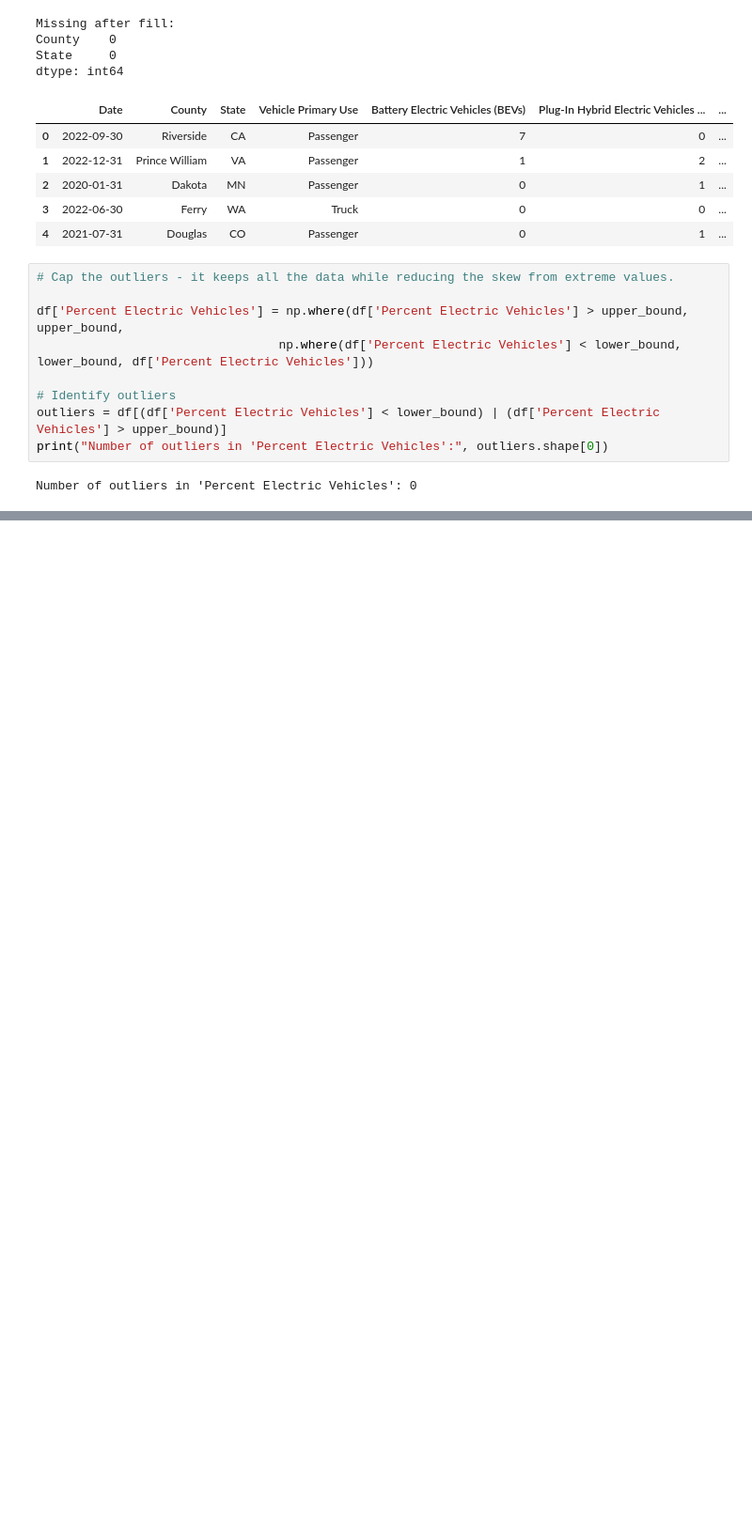
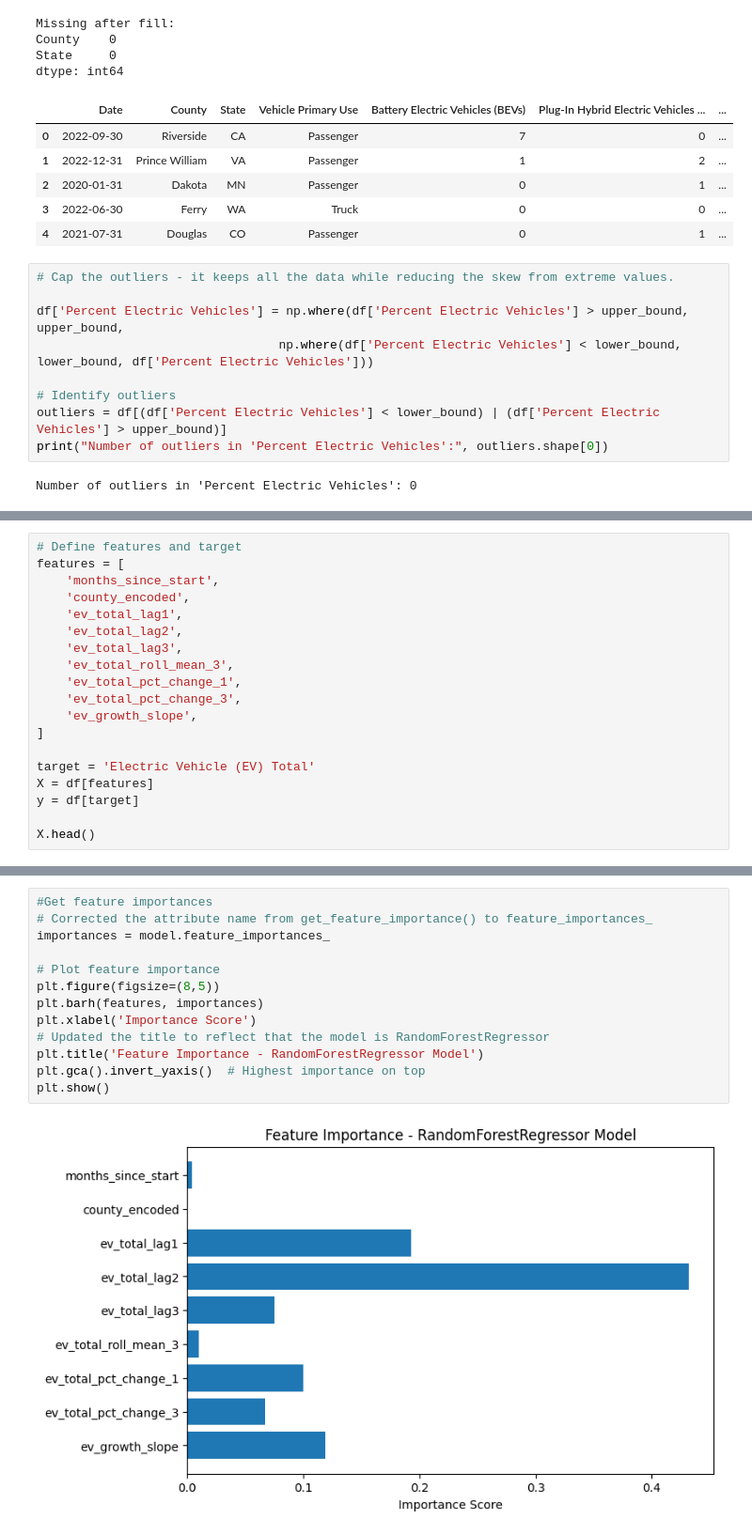
Before and after one commit to VAIBHAV6364/EDUNET_EV_CHARGE_DEMAND_PREDICTION_INTERNSHIP, a Jupyter notebook: EV_adoption_forcasting_week1_assignment.ipynb, the cells around one changed output, grey strips where cells are left out. Shown: that part at 94% size. Saved outputs shown, nothing was run; the diff lists cells and outputs as text; blank space fills up the shorter version.

```diff
--- a/EV_adoption_forcasting_week1_assignment.ipynb
+++ b/EV_adoption_forcasting_week1_assignment.ipynb
@@ -307,0 +460,19 @@ Number of outliers in 'Percent Electric Vehicles': 0
+# %%
+# Define features and target
+features = [
+    'months_since_start',
+    'county_encoded',
+    'ev_total_lag1',
+    'ev_total_lag2',
+    'ev_total_lag3',
+    'ev_total_roll_mean_3',
+    'ev_total_pct_change_1',
+    'ev_total_pct_change_3',
+    'ev_growth_slope',
+]
+
+target = 'Electric Vehicle (EV) Total'
+X = df[features]
+y = df[target]
+
+X.head()
@@ -307,0 +619,15 @@ Number of outliers in 'Percent Electric Vehicles': 0
+# %%
+#Get feature importances
+# Corrected the attribute name from get_feature_importance() to feature_importances_
+importances = model.feature_importances_
+
+# Plot feature importance
+plt.figure(figsize=(8,5))
+plt.barh(features, importances)
+plt.xlabel('Importance Score')
+# Updated the title to reflect that the model is RandomForestRegressor
+plt.title('Feature Importance - RandomForestRegressor Model')
+plt.gca().invert_yaxis()  # Highest importance on top
+plt.show()
+# %% [output]
+[figure, added]
```
Also changed, not shown: parts of 27 cells of this notebook, 2 other files.
